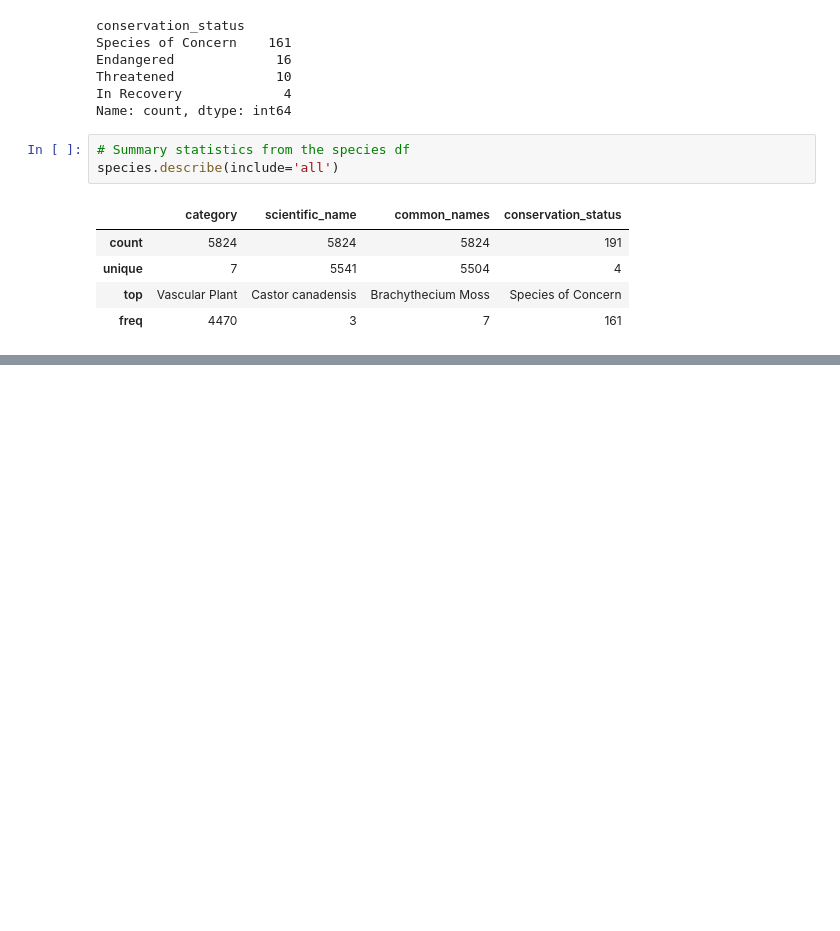
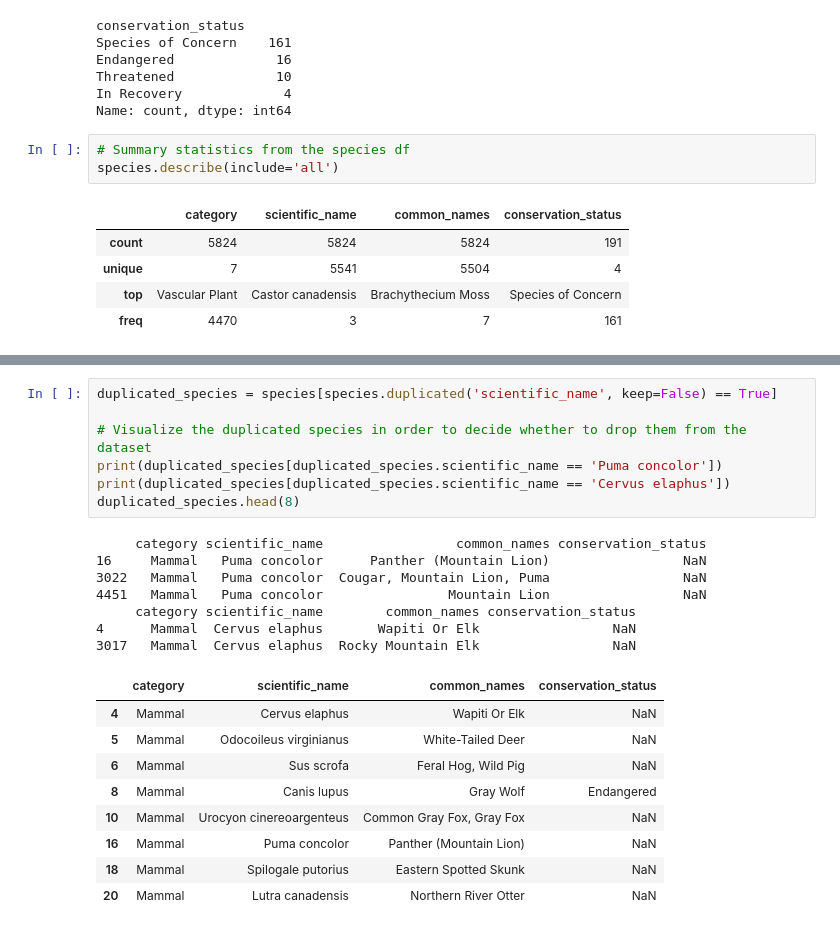
Before and after one commit to CrisFC4/Biodiversity_project, a Jupyter notebook: biodiversity_starter/biodiversity.ipynb, the cells around one changed output, grey strips where cells are left out. Saved outputs shown, nothing was run; the diff lists cells and outputs as text; blank space fills up the shorter version.

```diff
--- a/biodiversity_starter/biodiversity.ipynb
+++ b/biodiversity_starter/biodiversity.ipynb
@@ -99,0 +113,24 @@ species.describe(include='all')
+# %%
+duplicated_species = species[species.duplicated('scientific_name', keep=False) == True]
+
+# Visualize the duplicated species in order to decide whether to drop them from the dataset
+print(duplicated_species[duplicated_species.scientific_name == 'Puma concolor'])
+print(duplicated_species[duplicated_species.scientific_name == 'Cervus elaphus'])
+duplicated_species.head(8)
+# %% [output]
+     category scientific_name                 common_names conservation_status
+16     Mammal   Puma concolor      Panther (Mountain Lion)                 NaN
+3022   Mammal   Puma concolor  Cougar, Mountain Lion, Puma                 NaN
+4451   Mammal   Puma concolor                Mountain Lion                 NaN
+     category scientific_name        common_names conservation_status
+4      Mammal  Cervus elaphus       Wapiti Or Elk                 NaN
+3017   Mammal  Cervus elaphus  Rocky Mountain Elk                 NaN
+|  | category | scientific_name | common_names | conservation_status |
+| 4 | Mammal | Cervus elaphus | Wapiti Or Elk | NaN |
+| 5 | Mammal | Odocoileus virginianus | White-Tailed Deer | NaN |
+| 6 | Mammal | Sus scrofa | Feral Hog, Wild Pig | NaN |
+| 8 | Mammal | Canis lupus | Gray Wolf | Endangered |
+| 10 | Mammal | Urocyon cinereoargenteus | Common Gray Fox, Gray Fox | NaN |
+| 16 | Mammal | Puma concolor | Panther (Mountain Lion) | NaN |
+| 18 | Mammal | Spilogale putorius | Eastern Spotted Skunk | NaN |
+| 20 | Mammal | Lutra canadensis | Northern River Otter | NaN |
```
Also changed, not shown: parts of 8 cells of this notebook.
